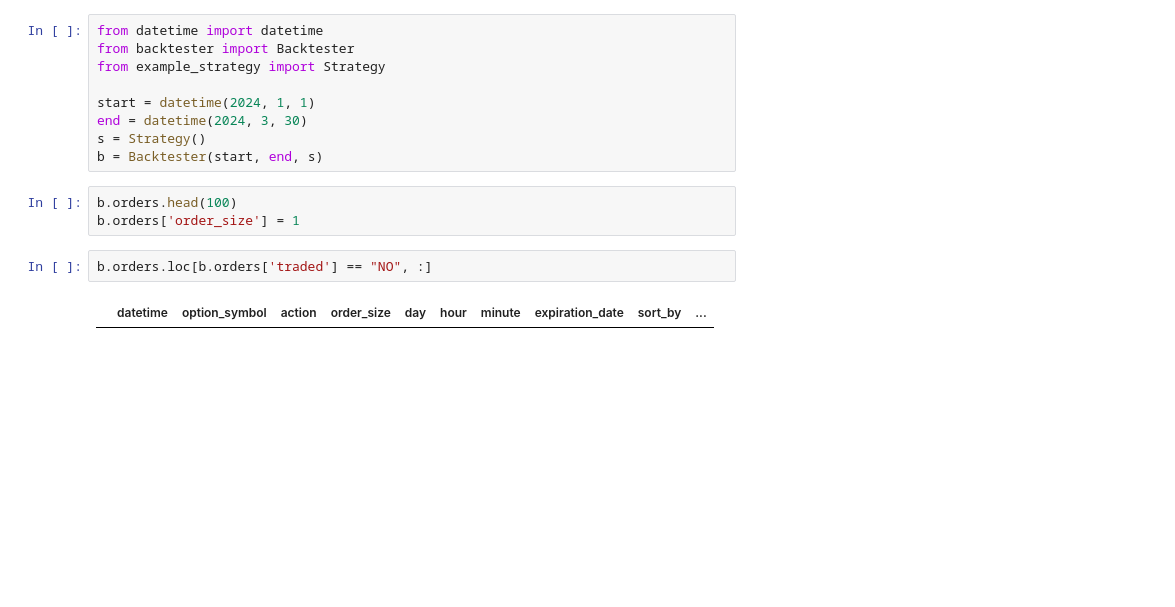
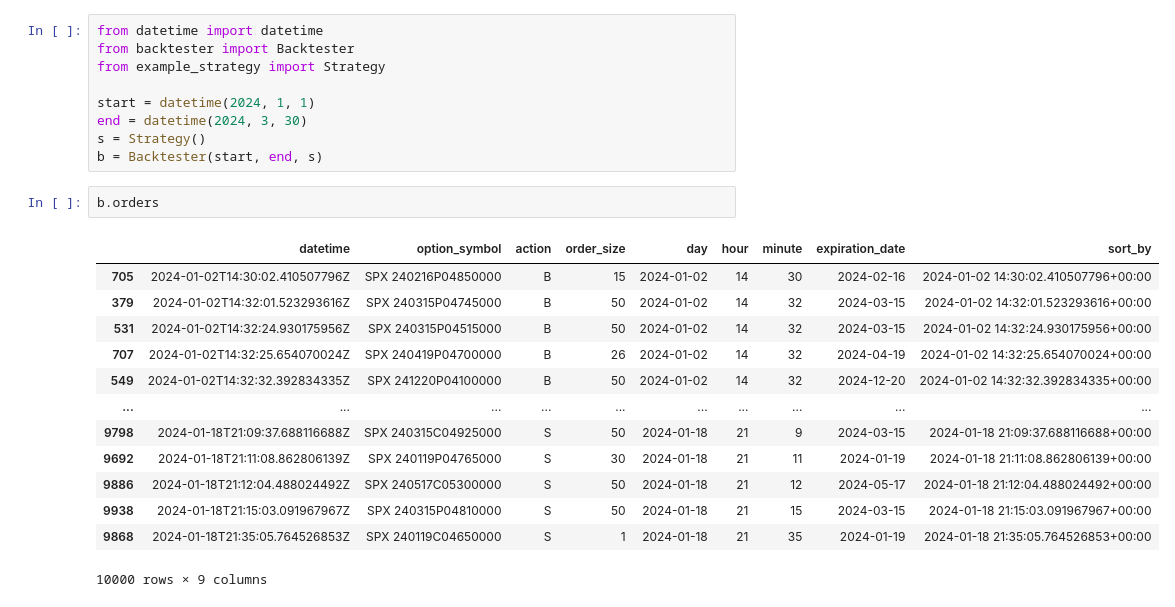
Before and after one commit to YashDVardhan/CQC-Derivatives-2024, a Jupyter notebook: run_backtester.ipynb, the cells around one changed output. Saved outputs shown, nothing was run; the diff lists cells and outputs as text; blank space fills up the shorter version.

```diff
--- a/run_backtester.ipynb
+++ b/run_backtester.ipynb
@@ -7,10 +7,19 @@ start = datetime(2024, 1, 1)
 end = datetime(2024, 3, 30)
 s = Strategy()
 b = Backtester(start, end, s)
-# %%
-b.orders.head(100)
-b.orders['order_size'] = 1
-# %%
-b.orders.loc[b.orders['traded'] == "NO", :]
-# %% [output]
-|  | datetime | option_symbol | action | order_size | day | hour | minute | expiration_date | sort_by | ... |
+# %%
+b.orders
+# %% [output]
+|  | datetime | option_symbol | action | order_size | day | hour | minute | expiration_date | sort_by |
+| 705 | 2024-01-02T14:30:02.410507796Z | SPX 240216P04850000 | B | 15 | 2024-01-02 | 14 | 30 | 2024-02-16 | 2024-01-02 14:30:02.410507796+00:00 |
+| 379 | 2024-01-02T14:32:01.523293616Z | SPX 240315P04745000 | B | 50 | 2024-01-02 | 14 | 32 | 2024-03-15 | 2024-01-02 14:32:01.523293616+00:00 |
+| 531 | 2024-01-02T14:32:24.930175956Z | SPX 240315P04515000 | B | 50 | 2024-01-02 | 14 | 32 | 2024-03-15 | 2024-01-02 14:32:24.930175956+00:00 |
+| 707 | 2024-01-02T14:32:25.654070024Z | SPX 240419P04700000 | B | 26 | 2024-01-02 | 14 | 32 | 2024-04-19 | 2024-01-02 14:32:25.654070024+00:00 |
+| 549 | 2024-01-02T14:32:32.392834335Z | SPX 241220P04100000 | B | 50 | 2024-01-02 | 14 | 32 | 2024-12-20 | 2024-01-02 14:32:32.392834335+00:00 |
+| ... | ... | ... | ... | ... | ... | ... | ... | ... | ... |
+| 9798 | 2024-01-18T21:09:37.688116688Z | SPX 240315C04925000 | S | 50 | 2024-01-18 | 21 | 9 | 2024-03-15 | 2024-01-18 21:09:37.688116688+00:00 |
+| 9692 | 2024-01-18T21:11:08.862806139Z | SPX 240119P04765000 | S | 30 | 2024-01-18 | 21 | 11 | 2024-01-19 | 2024-01-18 21:11:08.862806139+00:00 |
+| 9886 | 2024-01-18T21:12:04.488024492Z | SPX 240517C05300000 | S | 50 | 2024-01-18 | 21 | 12 | 2024-05-17 | 2024-01-18 21:12:04.488024492+00:00 |
+| 9938 | 2024-01-18T21:15:03.091967967Z | SPX 240315P04810000 | S | 50 | 2024-01-18 | 21 | 15 | 2024-03-15 | 2024-01-18 21:15:03.091967967+00:00 |
+| 9868 | 2024-01-18T21:35:05.764526853Z | SPX 240119C04650000 | S | 1 | 2024-01-18 | 21 | 35 | 2024-01-19 | 2024-01-18 21:35:05.764526853+00:00 |
+10000 rows × 9 columns
```
Also changed, not shown: parts of 3 cells of this notebook, 5 other files.
